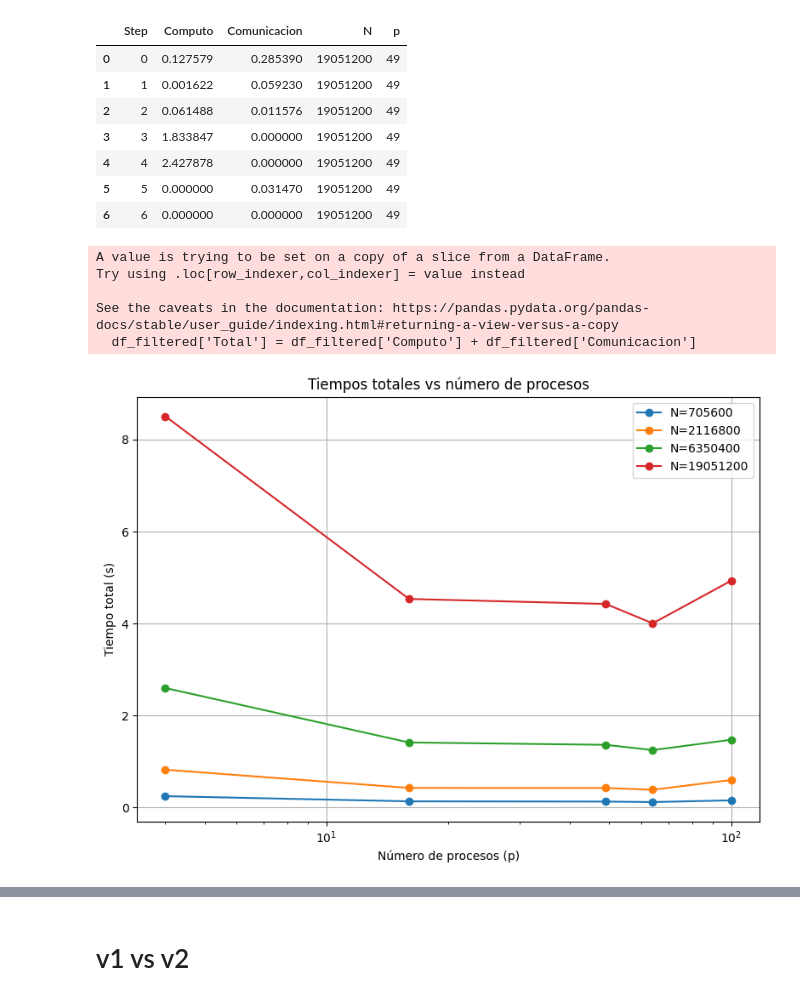
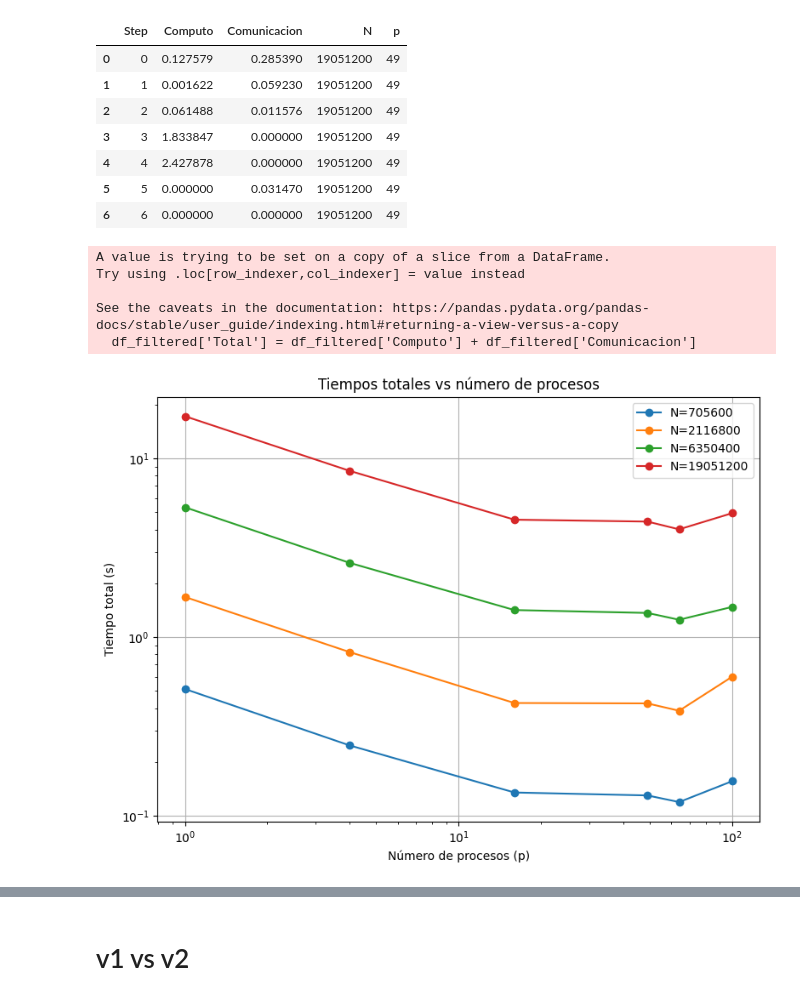
Before and after one commit to marcelino123455/ProyectoParalela, a Jupyter notebook: graficador.ipynb, the cells around one changed output, grey strips where cells are left out. Cells and saved outputs as stored; diff of their text form; code cells hidden in the pictures.

```diff
--- a/graficador.ipynb
+++ b/graficador.ipynb
@@ -32,32 +33,33 @@ display(df_all.head(7))
 | 6 | 6 | 0.000000 | 0.000000 | 19051200 | 49 |
 # %%
 df_filtered = df_all[df_all['Step'] != 6]
-df_filtered = df_all[df_all['Step'] != 0]
+df_filtered = df_filtered[df_filtered['Step'] != 0]
 df_filtered['Total'] = df_filtered['Computo'] + df_filtered['Comunicacion']
 df_grouped = (
     df_filtered
     .groupby(['N', 'p'], as_index=False)[['Total']].sum()
 )
 plt.figure(figsize=(8, 6))
 
 for N, df_N in df_grouped.groupby('N'):
     plt.plot(df_N['p'], df_N['Total'], marker='o', label=f'N={N}')
 
+plt.yscale('log')
 plt.xscale('log')
 plt.xlabel('Número de procesos (p)')
 plt.ylabel('Tiempo total (s)')
 plt.title('Tiempos totales vs número de procesos')
 plt.legend()
 plt.grid(True)
 plt.tight_layout()
 plt.show()
 # %% [output]
 A value is trying to be set on a copy of a slice from a DataFrame.
 Try using .loc[row_indexer,col_indexer] = value instead
 
 See the caveats in the documentation: https://pandas.pydata.org/pandas-docs/stable/user_guide/indexing.html#returning-a-view-versus-a-copy
   df_filtered['Total'] = df_filtered['Computo'] + df_filtered['Comunicacion']
-[figure, old version]
+[figure, new version]
 # %%
 df_filtered = df_all[df_all['Step'].isin([1,2,3,4,5])]
 df_filtered['Total'] = df_filtered['Computo'] + df_filtered['Comunicacion']
```
Also changed, not shown: parts of 3 cells of this notebook, 3 other files.
